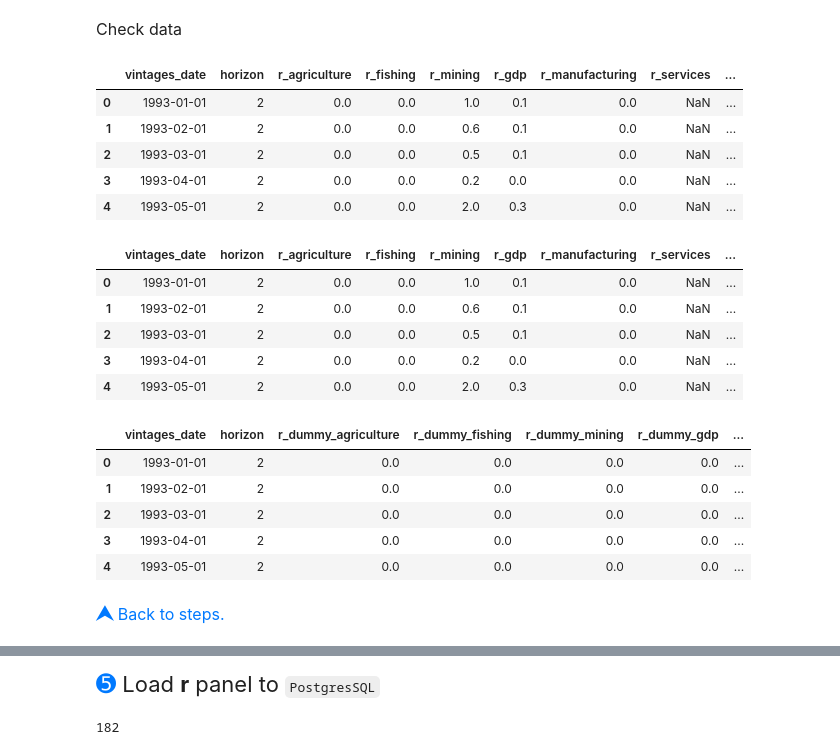
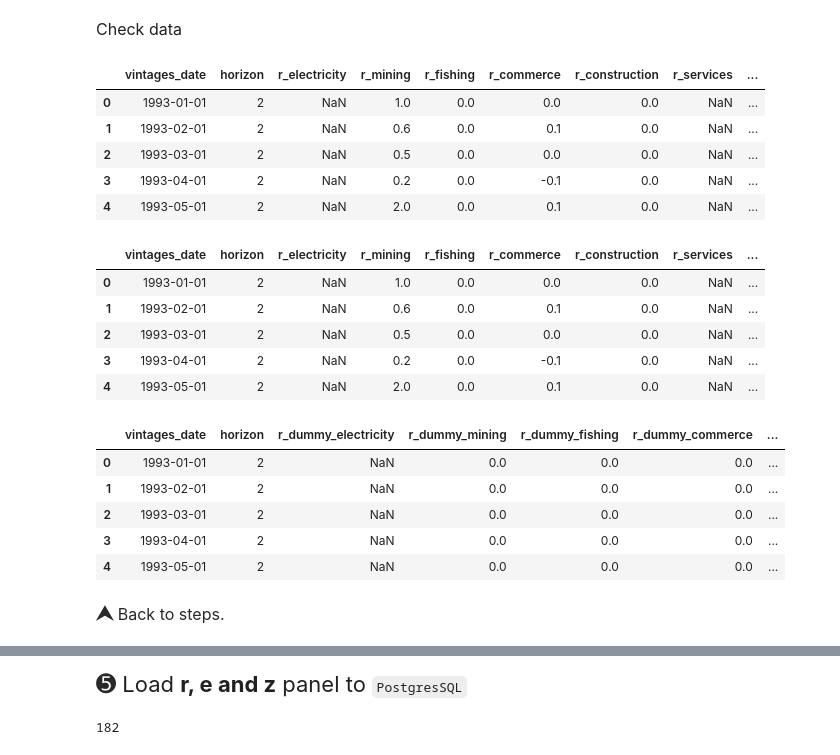
Before and after one commit to JasonCruz18/peru_gdp_revisions, a Jupyter notebook: gdp_revisions_datasets/gdp_revisions_datasets.ipynb, the cells around one changed output, grey strips where cells are left out. Cells and saved outputs as stored; diff of their text form; code cells hidden in the pictures.

```diff
--- a/gdp_revisions_datasets/gdp_revisions_datasets.ipynb
+++ b/gdp_revisions_datasets/gdp_revisions_datasets.ipynb
@@ -1991,0 +1703,3 @@ The maximum release number found: 19
+# %%
+# Dictionary to save r, e and z dataframes
+revisions_dfs = {}
@@ -2093,0 +1820,10 @@ else:
+# %%
+revisions_dfs[f"{variable}_panel"] = globals()[f"{variable}_to_panel"](revisions_dfs[f"{variable}"])
+revisions_dfs[f"{variable}_affected_panel"] = globals()[f"{variable}_to_panel"](revisions_dfs[f"{variable}_affected"])
+revisions_dfs[f"{variable}_base_year_dummies_panel"] = globals()[f"{variable}_dummies_to_panel"](revisions_dfs[f"{variable}_base_year_dummies"])
+
+if frequency == 'monthly':
+    revisions_dfs[f"{variable}_seasonal_dummies_panel"] = globals()[f"{variable}_dummies_to_panel"](revisions_dfs[f"{variable}_seasonal_dummies"])
+    display(revisions_dfs[f"{variable}_seasonal_dummies_panel"].head(5))
+else:
+    print("The selected frequency is not monthly.")
@@ -2095,39 +1838,35 @@ else:
 <div style="text-align: left; font-family: 'PT Serif Pro Book'; color: dark; font-size:16px">
     Check data
     <div/>
-# %%
-r_panel.head(5)
-# %% [output]
-|  | vintages_date | horizon | r_agriculture | r_fishing | r_mining | r_gdp | r_manufacturing | r_services | ... |
-| 0 | 1993-01-01 | 2 | 0.0 | 0.0 | 1.0 | 0.1 | 0.0 | NaN | ... |
-| 1 | 1993-02-01 | 2 | 0.0 | 0.0 | 0.6 | 0.1 | 0.0 | NaN | ... |
-| 2 | 1993-03-01 | 2 | 0.0 | 0.0 | 0.5 | 0.1 | 0.0 | NaN | ... |
-| 3 | 1993-04-01 | 2 | 0.0 | 0.0 | 0.2 | 0.0 | 0.0 | NaN | ... |
-| 4 | 1993-05-01 | 2 | 0.0 | 0.0 | 2.0 | 0.3 | 0.0 | NaN | ... |
-# %%
-r_affected_panel.head(5)
-# %% [output]
-|  | vintages_date | horizon | r_agriculture | r_fishing | r_mining | r_gdp | r_manufacturing | r_services | ... |
-| 0 | 1993-01-01 | 2 | 0.0 | 0.0 | 1.0 | 0.1 | 0.0 | NaN | ... |
-| 1 | 1993-02-01 | 2 | 0.0 | 0.0 | 0.6 | 0.1 | 0.0 | NaN | ... |
-| 2 | 1993-03-01 | 2 | 0.0 | 0.0 | 0.5 | 0.1 | 0.0 | NaN | ... |
-| 3 | 1993-04-01 | 2 | 0.0 | 0.0 | 0.2 | 0.0 | 0.0 | NaN | ... |
-| 4 | 1993-05-01 | 2 | 0.0 | 0.0 | 2.0 | 0.3 | 0.0 | NaN | ... |
-# %%
-r_base_year_dummies_panel.head(5)
-# %% [output]
-|  | vintages_date | horizon | r_dummy_agriculture | r_dummy_fishing | r_dummy_mining | r_dummy_gdp | ... |
-| 0 | 1993-01-01 | 2 | 0.0 | 0.0 | 0.0 | 0.0 | ... |
-| 1 | 1993-02-01 | 2 | 0.0 | 0.0 | 0.0 | 0.0 | ... |
-| 2 | 1993-03-01 | 2 | 0.0 | 0.0 | 0.0 | 0.0 | ... |
-| 3 | 1993-04-01 | 2 | 0.0 | 0.0 | 0.0 | 0.0 | ... |
-| 4 | 1993-05-01 | 2 | 0.0 | 0.0 | 0.0 | 0.0 | ... |
+# %%
+display(revisions_dfs[f"{variable}_panel"].head(5))
+display(revisions_dfs[f"{variable}_affected_panel"].head(5))
+display(revisions_dfs[f"{variable}_base_year_dummies_panel"].head(5))
+# %% [output]
+|  | vintages_date | horizon | r_electricity | r_mining | r_fishing | r_commerce | r_construction | r_services | ... |
+| 0 | 1993-01-01 | 2 | NaN | 1.0 | 0.0 | 0.0 | 0.0 | NaN | ... |
+| 1 | 1993-02-01 | 2 | NaN | 0.6 | 0.0 | 0.1 | 0.0 | NaN | ... |
+| 2 | 1993-03-01 | 2 | NaN | 0.5 | 0.0 | 0.0 | 0.0 | NaN | ... |
+| 3 | 1993-04-01 | 2 | NaN | 0.2 | 0.0 | -0.1 | 0.0 | NaN | ... |
+| 4 | 1993-05-01 | 2 | NaN | 2.0 | 0.0 | 0.1 | 0.0 | NaN | ... |
+|  | vintages_date | horizon | r_electricity | r_mining | r_fishing | r_commerce | r_construction | r_services | ... |
+| 0 | 1993-01-01 | 2 | NaN | 1.0 | 0.0 | 0.0 | 0.0 | NaN | ... |
+| 1 | 1993-02-01 | 2 | NaN | 0.6 | 0.0 | 0.1 | 0.0 | NaN | ... |
+| 2 | 1993-03-01 | 2 | NaN | 0.5 | 0.0 | 0.0 | 0.0 | NaN | ... |
+| 3 | 1993-04-01 | 2 | NaN | 0.2 | 0.0 | -0.1 | 0.0 | NaN | ... |
+| 4 | 1993-05-01 | 2 | NaN | 2.0 | 0.0 | 0.1 | 0.0 | NaN | ... |
+|  | vintages_date | horizon | r_dummy_electricity | r_dummy_mining | r_dummy_fishing | r_dummy_commerce | ... |
+| 0 | 1993-01-01 | 2 | NaN | 0.0 | 0.0 | 0.0 | ... |
+| 1 | 1993-02-01 | 2 | NaN | 0.0 | 0.0 | 0.0 | ... |
+| 2 | 1993-03-01 | 2 | NaN | 0.0 | 0.0 | 0.0 | ... |
+| 3 | 1993-04-01 | 2 | NaN | 0.0 | 0.0 | 0.0 | ... |
+| 4 | 1993-05-01 | 2 | NaN | 0.0 | 0.0 | 0.0 | ... |
 # %% [markdown]
 <div style="font-family: PT Serif Pro Book; text-align: left; color: dark; font-size: 16px;">
     <span style="font-size: 20px; color: rgb(255, 32, 78); font-weight: bold;">
-        <a href="#r-steps-7" style="color: #0079FF; text-decoration: none;">⮝</a>
+        <a href="#r-steps-7" style="color: #292929; text-decoration: none;">⮝</a>
     </span>
-    <a href="#r-steps-7" style="color: #0079FF; text-decoration: none;">Back to steps.</a>
+    <a href="#r-steps-7" style="color: #292929; text-decoration: none;">Back to steps.</a>
 </div>
 # %% [markdown]
 <div id="r-steps-7-5">
@@ -2135,6 +1874,6 @@ r_base_year_dummies_panel.head(5)
 </div>
 # %% [markdown]
 <div style="text-align: left; font-family: 'PT Serif Pro Book'; font-size:22px">
-    <span style="font-size: 24px; color: #0079FF">&#10126;</span> <span>Load <b>r</b> panel to <code>PostgresSQL</code></span>
+    <span style="font-size: 24px; color: #292929">&#10126;</span> <span>Load <b>r, e and z</b> panel to <code>PostgresSQL</code></span>
   </div>
 # %%
```
Also changed, not shown: parts of 228 cells of this notebook, 2 other files.
